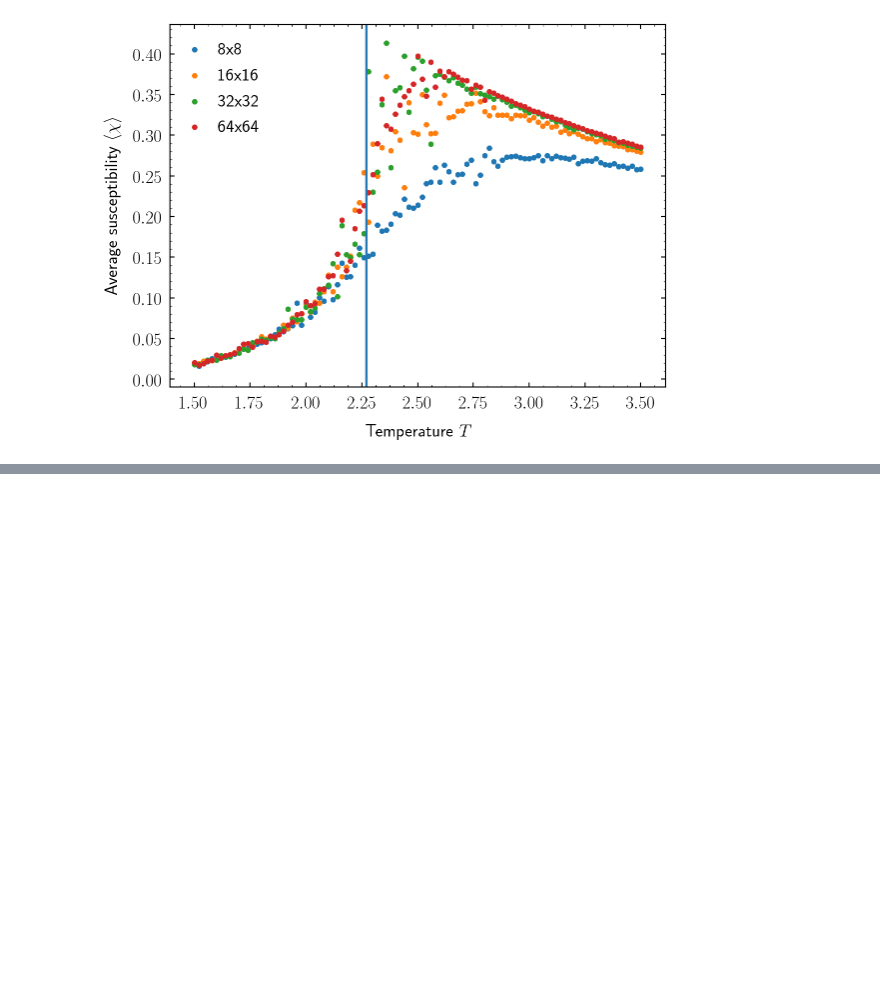
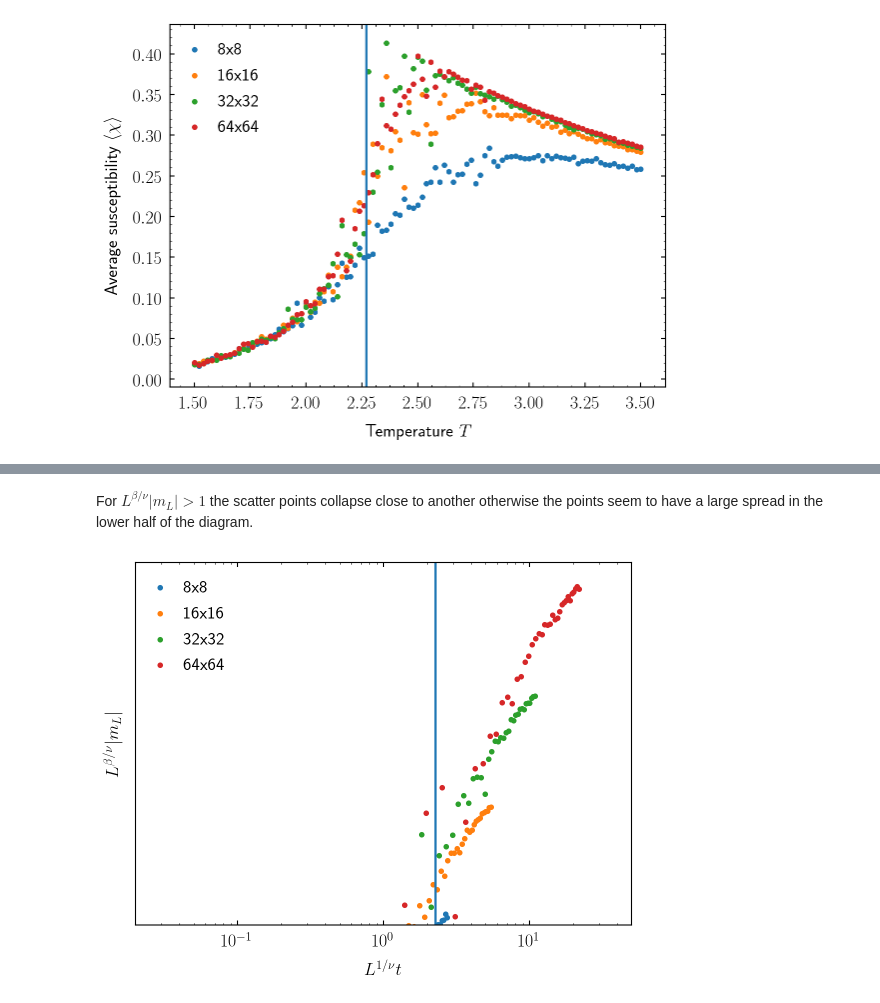
Before and after one commit to bodokaiser/ising, a Jupyter notebook: eval/Finite Size Scaling.ipynb, the cells around one changed output, grey strips where cells are left out. Cells and saved outputs as stored; diff of their text form; code cells hidden in the pictures; blank space fills up the shorter version.

```diff
--- a/eval/Finite Size Scaling.ipynb
+++ b/eval/Finite Size Scaling.ipynb
@@ -127,0 +174,20 @@ We don't know how to read this result.
+# %% [markdown]
+For $L^{\beta/\nu}\vert m_L\vert>1$ the scatter points collapse close to another otherwise the points seem to have a large spread in the lower half of the diagram.
+# %%
+fig, axis = plt.subplots(figsize=(8, 6))
+
+axis.set_xlabel(r"$L^{1/\nu}t$")
+axis.set_ylabel(r"$L^{\beta/\nu}\vert m_L\vert$")
+
+for (l, m) in mag.items():
+    axis.scatter(t*l**(1/nu), np.abs(m)*l**(beta/nu)/l**2, label=f"{l}x{l}")
+
+axis.axvline(2.27, -1, +1)
+
+axis.set_xscale("log")
+axis.set_yscale("log")
+
+plt.legend()
+plt.show()
+# %% [output]
+[figure, added]
```
Also changed, not shown: parts of 16 cells of this notebook, 2 other files.
